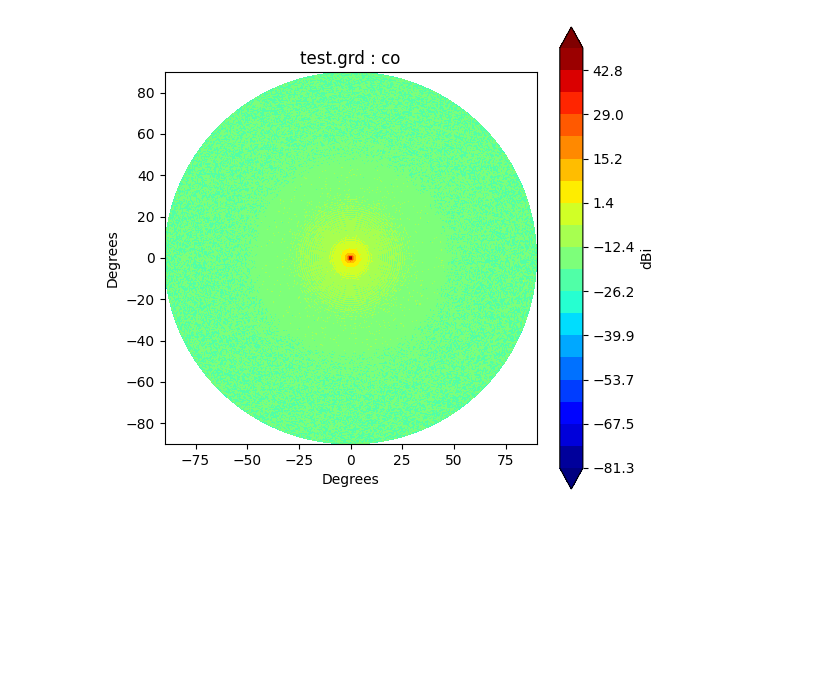
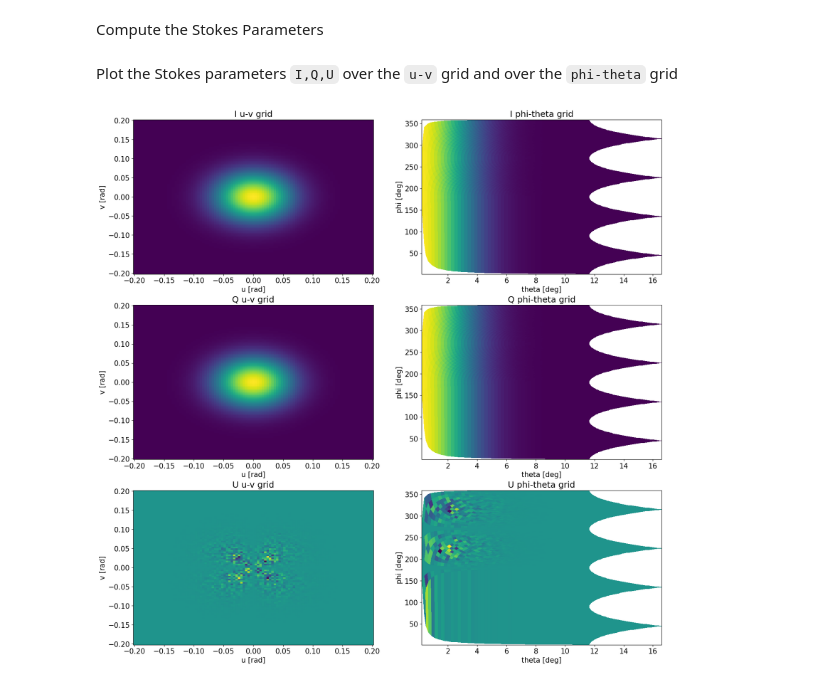
Before and after one commit to teob97/grasp2alm, a Jupyter notebook: notebooks/test_uvgrid.ipynb, the cells around one changed output. Saved outputs shown, nothing was run; the diff lists cells and outputs as text; code cells hidden in the pictures; blank space fills up the shorter version.

```diff
--- a/notebooks/test_uvgrid.ipynb
+++ b/notebooks/test_uvgrid.ipynb
@@ -46,4 +94,34 @@ grid = g2a.BeamGrid(gridfile)
-# %%
-grid.plot()
-# %% [output]
-[figure, removed]
+# %% [markdown]
+Compute the Stokes Parameters
+# %%
+modc = np.abs(grid.amp[0])**2
+modx = np.abs(grid.amp[1])**2
+
+I = modc + modx
+Q = modc - modx
+U = 2*np.real( grid.amp[0] * np.conj(grid.amp[1]) )
+
+stokes = {
+        'I':I,
+        'Q':Q,
+        'U':U
+        }
+# %% [markdown]
+Plot the Stokes parameters `I,Q,U` over the `u-v` grid and over the `phi-theta` grid
+# %%
+fig, axs = plt.subplots(3,2,figsize=(20,20))
+plt.rcParams['font.size'] = 15
+
+for i,s in enumerate('IQU'):
+    axs[i,0].set_title(f'{s} u-v grid')
+    axs[i,1].set_title(f'{s} phi-theta grid')
+
+    axs[i,0].pcolormesh(uv_grid[0], uv_grid[1], stokes[s])
+    axs[i,1].pcolormesh(pt_grid[1], pt_grid[0], stokes[s])
+
+    axs[i,0].set_xlabel('u [rad]')
+    axs[i,0].set_ylabel('v [rad]')
+    axs[i,1].set_xlabel('theta [deg]')
+    axs[i,1].set_ylabel('phi [deg]')
+# %% [output]
+[figure, added]
```
Also changed, not shown: parts of 9 cells of this notebook, 1 other file.
